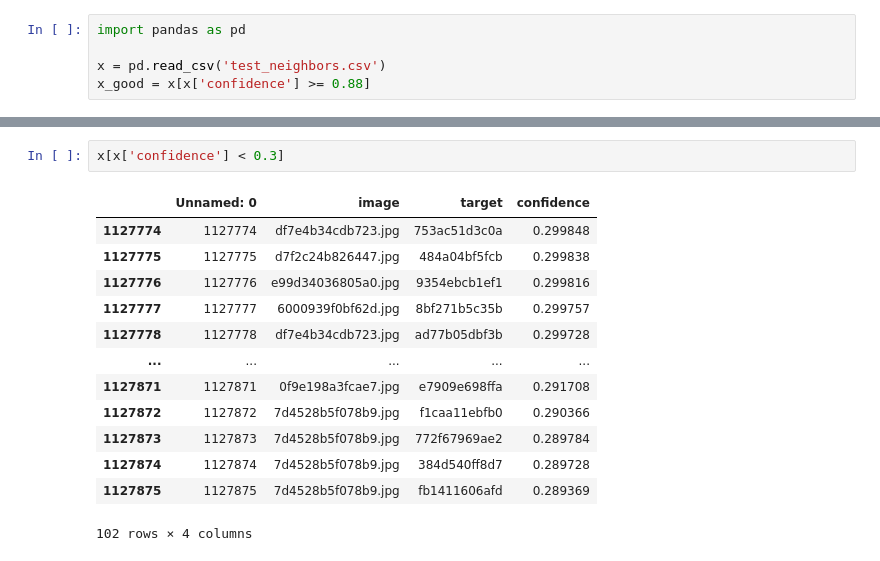
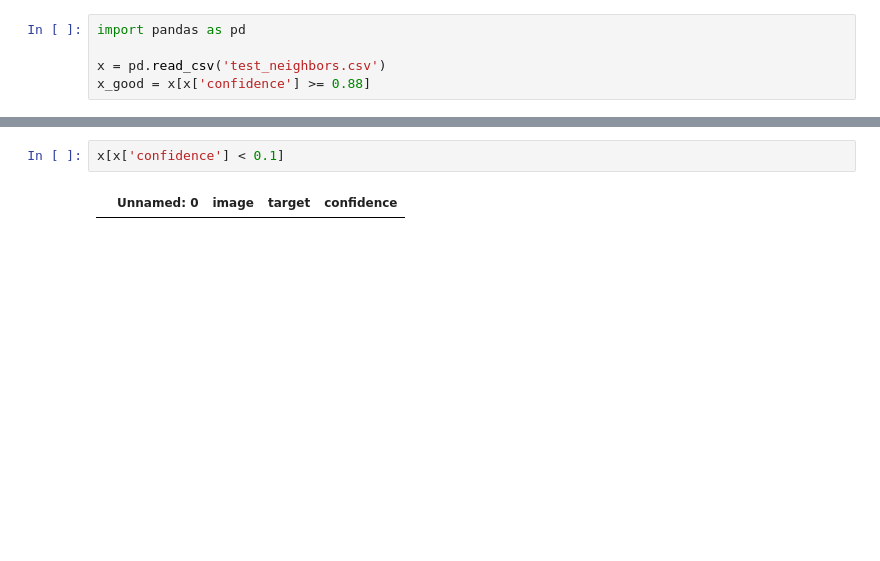
Before and after one commit to ptran1203/whale, a Jupyter notebook: pseudo_label.ipynb, the cells around one changed output, grey strips where cells are left out. Saved outputs shown, nothing was run; the diff lists cells and outputs as text; blank space fills up the shorter version.

```diff
--- a/pseudo_label.ipynb
+++ b/pseudo_label.ipynb
@@ -24,16 +24,4 @@ x_good
 # %%
-x[x['confidence'] < 0.3]
+x[x['confidence'] < 0.1]
 # %% [output]
 |  | Unnamed: 0 | image | target | confidence |
-| 1127774 | 1127774 | df7e4b34cdb723.jpg | 753ac51d3c0a | 0.299848 |
-| 1127775 | 1127775 | d7f2c24b826447.jpg | 484a04bf5fcb | 0.299838 |
-| 1127776 | 1127776 | e99d34036805a0.jpg | 9354ebcb1ef1 | 0.299816 |
-| 1127777 | 1127777 | 6000939f0bf62d.jpg | 8bf271b5c35b | 0.299757 |
-| 1127778 | 1127778 | df7e4b34cdb723.jpg | ad77b05dbf3b | 0.299728 |
-| ... | ... | ... | ... | ... |
-| 1127871 | 1127871 | 0f9e198a3fcae7.jpg | e7909e698ffa | 0.291708 |
-| 1127872 | 1127872 | 7d4528b5f078b9.jpg | f1caa11ebfb0 | 0.290366 |
-| 1127873 | 1127873 | 7d4528b5f078b9.jpg | 772f67969ae2 | 0.289784 |
-| 1127874 | 1127874 | 7d4528b5f078b9.jpg | 384d540ff8d7 | 0.289728 |
-| 1127875 | 1127875 | 7d4528b5f078b9.jpg | fb1411606afd | 0.289369 |
-102 rows × 4 columns
```
Also changed, not shown: parts of 1 cell of this notebook, 5 other files.
